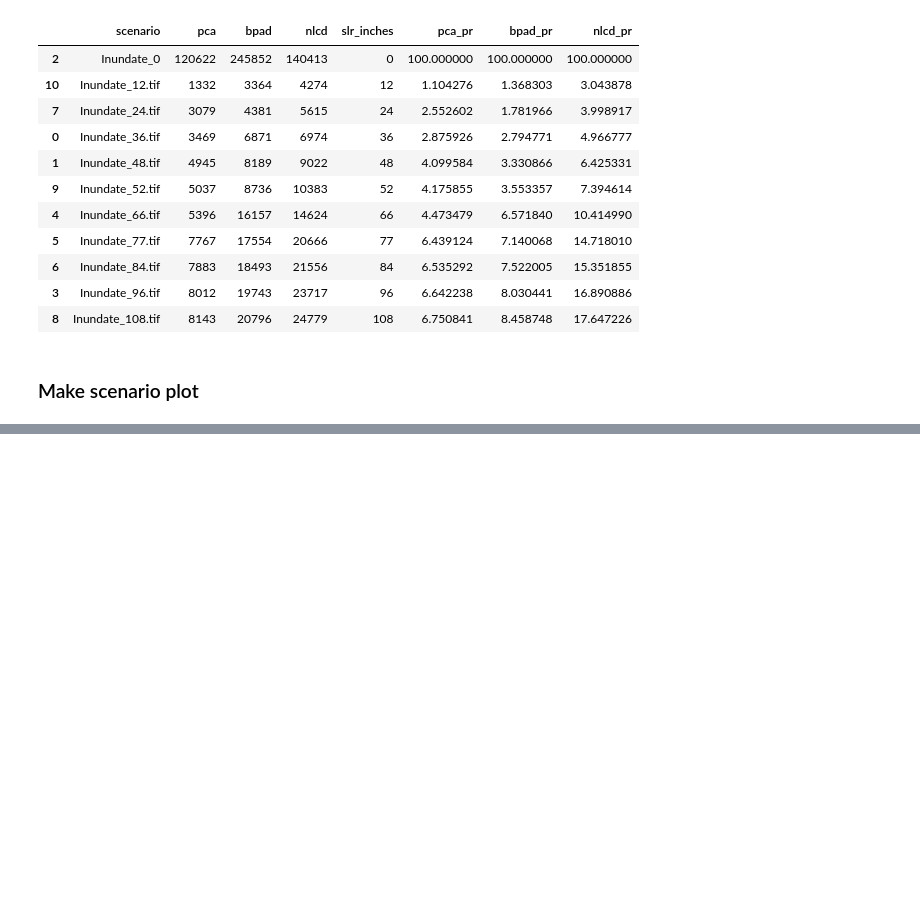
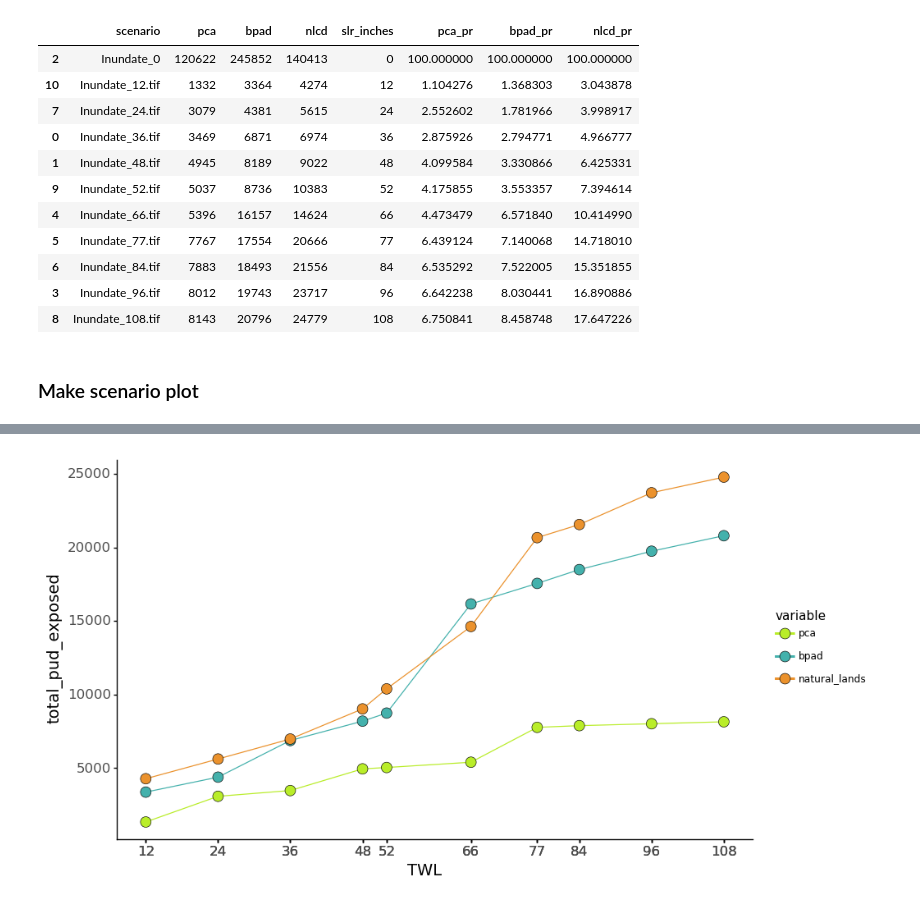
Before and after one commit to davemfish/ncp-sfbay, a Jupyter notebook: regional_recreation_slrscenarios.ipynb, the cells around one changed output, grey strips where cells are left out. Cells and saved outputs as stored; diff of their text form; code cells hidden in the pictures; blank space fills up the shorter version.

```diff
--- a/regional_recreation_slrscenarios.ipynb
+++ b/regional_recreation_slrscenarios.ipynb
@@ -365,0 +387,17 @@ Image(plotpath)
+# %%
+plot = gg.ggplot(df[df['TWL'] != 0], gg.aes(x='TWL', y='total_pud_exposed', fill='variable')) +\
+gg.geom_line(gg.aes(color='variable')) +\
+gg.geom_point(size=5, stroke=0.25) +\
+gg.scale_x_continuous(breaks=df[df['TWL'] != 0]['TWL']) +\
+gg.scale_fill_manual(values=cat_colors) +\
+gg.scale_color_manual(values=cat_colors) +\
+gg.theme_classic() +\
+gg.theme(axis_text=gg.element_text(size=12), axis_title=gg.element_text(size=14))
+
+plotpath = os.path.join(workspace, 'rec_lineplot_totals.png')
+plot.save(filename=plotpath, width=10, height=6)
+# %%
+from IPython.display import Image
+Image(plotpath)
+# %% [output]
+[figure, added]
```
Also changed, not shown: parts of 11 cells of this notebook.
